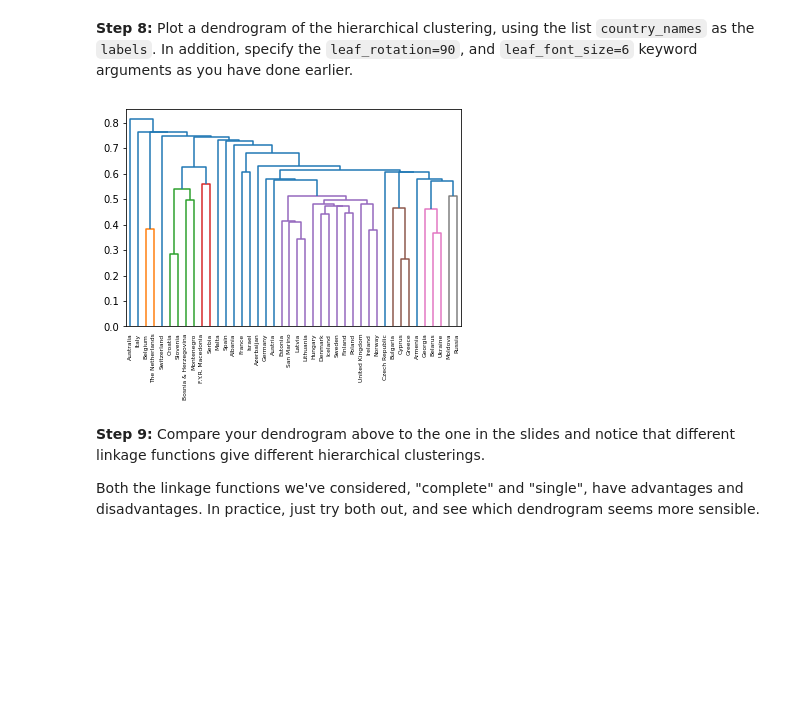
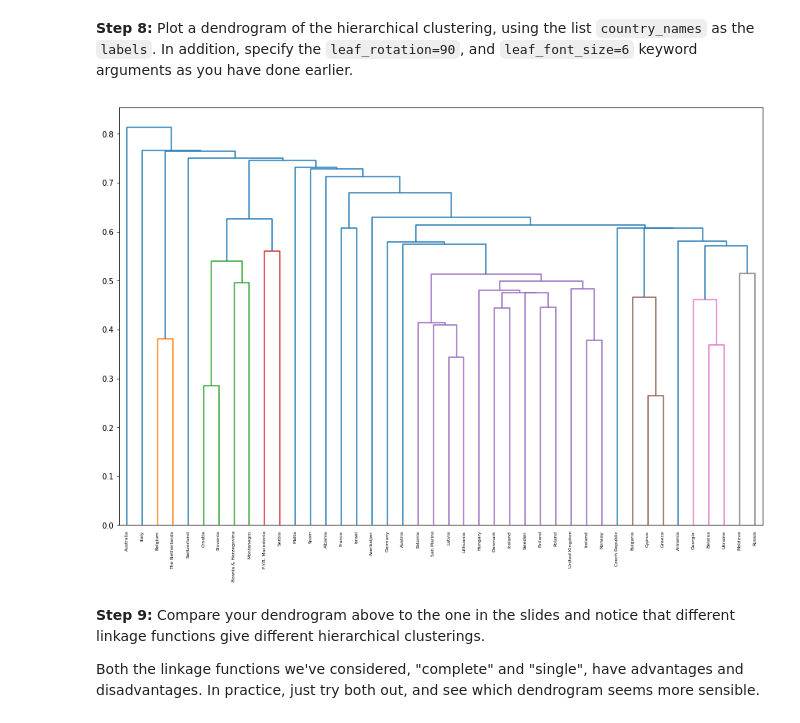
Before and after one commit to jobyid/StriveSchool, a Jupyter notebook: Machine Learning/d4_clustering/01. Hierarchical Clustering/exercises/exercise_13_different_linkage_different_hc.ipynb, the cells around one changed output. Cells and saved outputs as stored; diff of their text form; code cells hidden in the pictures; blank space fills up the shorter version.

```diff
--- a/Machine Learning/d4_clustering/01. Hierarchical Clustering/exercises/exercise_13_different_linkage_different_hc.ipynb
+++ b/Machine Learning/d4_clustering/01. Hierarchical Clustering/exercises/exercise_13_different_linkage_different_hc.ipynb
@@ -54,10 +54,11 @@ mergings = linkage(samples, method='single')
 # %% [markdown]
 **Step 8:** Plot a dendrogram of the hierarchical clustering, using the list `country_names` as the `labels`. In addition, specify the `leaf_rotation=90`, and `leaf_font_size=6` keyword arguments as you have done earlier.
 # %%
+plt.figure(figsize=(15,10))
 dendrogram(mergings, labels=country_names, leaf_rotation=90, leaf_font_size=6)
 plt.show()
 # %% [output]
-[figure, old version]
+[figure, new version]
 # %% [markdown]
 **Step 9:** Compare your dendrogram above to the one in the slides and notice that different linkage functions give different hierarchical clusterings.
 
```
Also changed, not shown: parts of 1 cell of this notebook, 16 other files.
